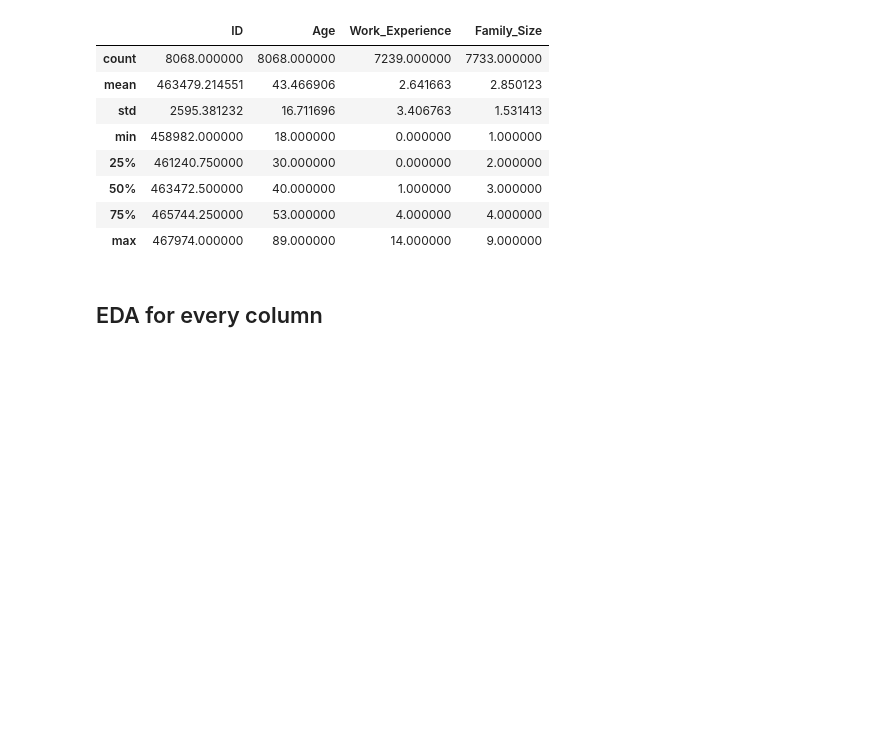
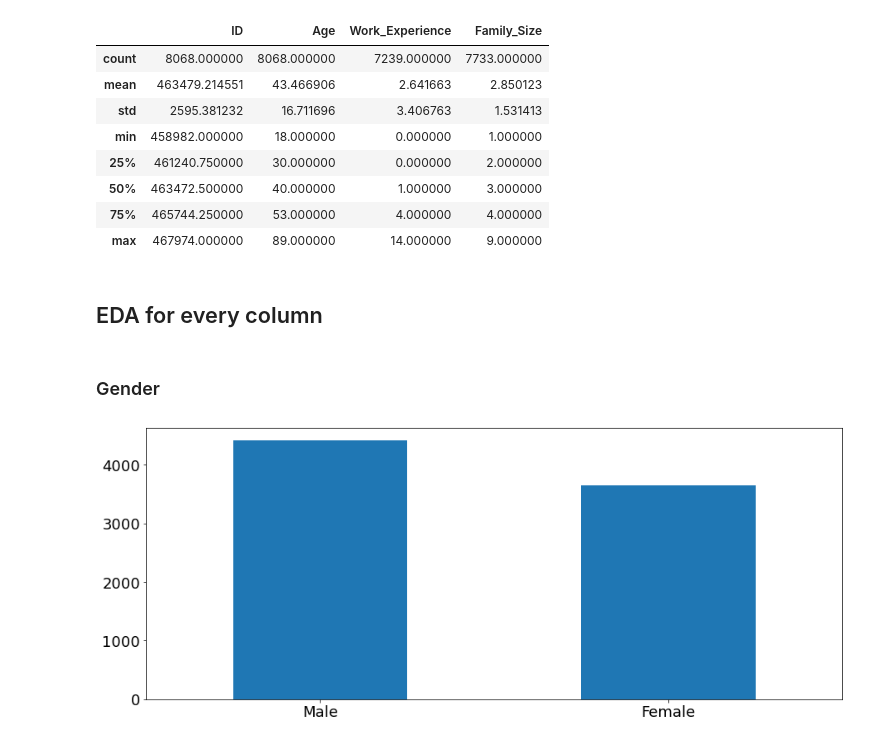
Before and after one commit to Yoyoyamato/customer-segmentation-classification, a Jupyter notebook: EDA.ipynb, the cells around one changed output. Drawn from its saved outputs; the diff is of its cells as text; code cells hidden in the pictures; blank space fills up the shorter version.

```diff
--- a/EDA.ipynb
+++ b/EDA.ipynb
@@ -49,3 +49,11 @@ df.describe()
 | max | 467974.000000 | 89.000000 | 14.000000 | 9.000000 |
 # %% [markdown]
 ## EDA for every column
+# %% [markdown]
+### Gender
+# %%
+df['Gender'].value_counts().plot(kind = 'bar')
+plt.xticks(rotation = 0)
+plt.show()
+# %% [output]
+[figure, added]
```
Also changed, not shown: parts of 18 cells of this notebook.
